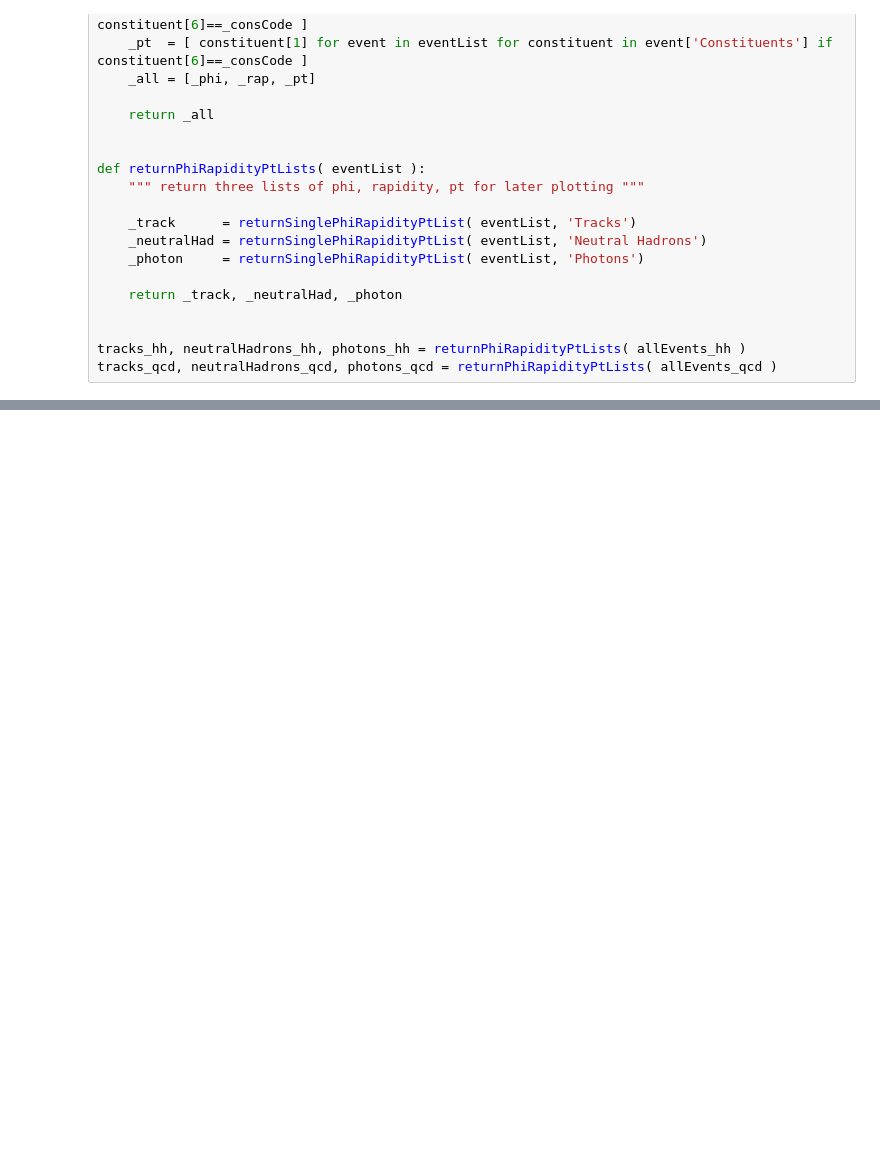
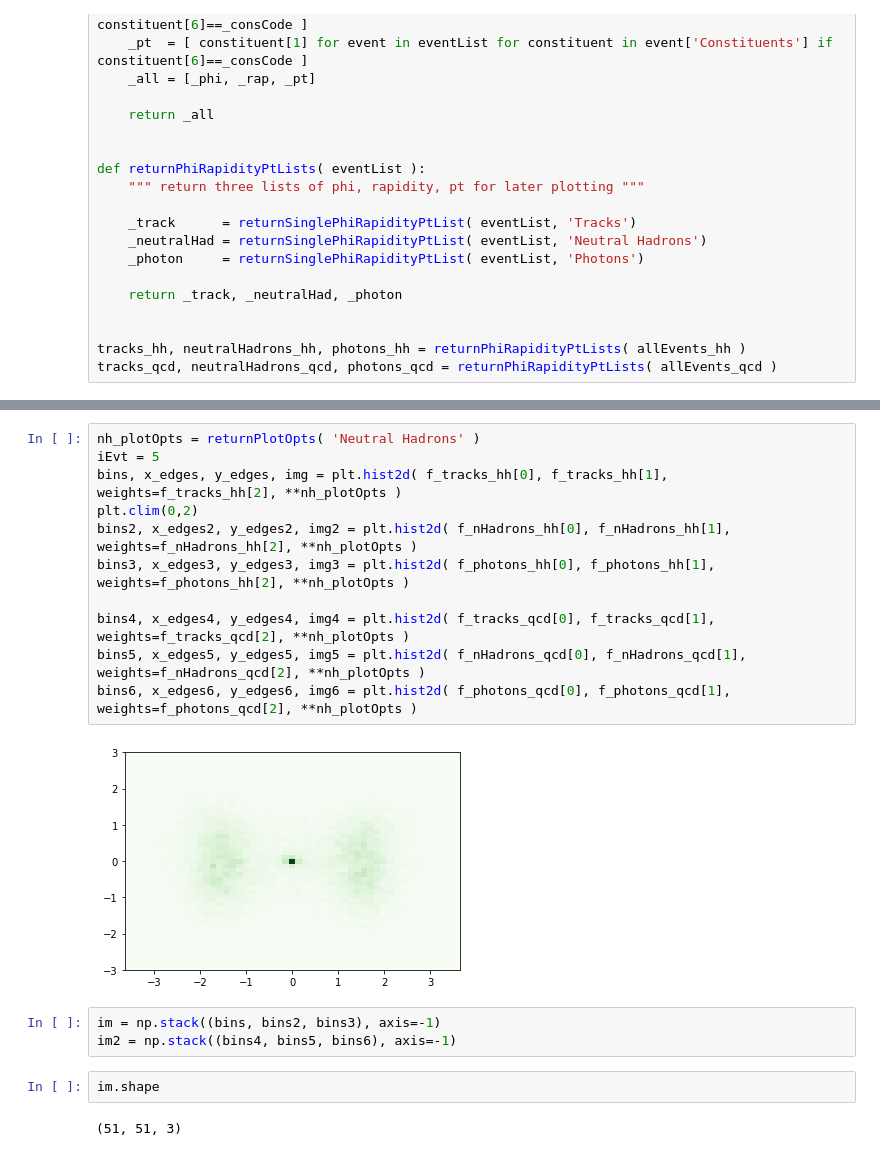
Before and after one commit to neu-physics/dihiggsMLProject, a Jupyter notebook: convolutionalNN/exploreData.ipynb, the cells around one changed output, grey strips where cells are left out. Saved outputs shown, nothing was run; the diff lists cells and outputs as text; blank space fills up the shorter version.

```diff
--- a/convolutionalNN/exploreData.ipynb
+++ b/convolutionalNN/exploreData.ipynb
@@ -490,0 +419,20 @@ np.cosh(.76533)
+# %%
+nh_plotOpts = returnPlotOpts( 'Neutral Hadrons' )
+iEvt = 5
+bins, x_edges, y_edges, img = plt.hist2d( f_tracks_hh[0], f_tracks_hh[1], weights=f_tracks_hh[2], **nh_plotOpts )
+plt.clim(0,2)
+bins2, x_edges2, y_edges2, img2 = plt.hist2d( f_nHadrons_hh[0], f_nHadrons_hh[1], weights=f_nHadrons_hh[2], **nh_plotOpts )
+bins3, x_edges3, y_edges3, img3 = plt.hist2d( f_photons_hh[0], f_photons_hh[1], weights=f_photons_hh[2], **nh_plotOpts )
+
+bins4, x_edges4, y_edges4, img4 = plt.hist2d( f_tracks_qcd[0], f_tracks_qcd[1], weights=f_tracks_qcd[2], **nh_plotOpts )
+bins5, x_edges5, y_edges5, img5 = plt.hist2d( f_nHadrons_qcd[0], f_nHadrons_qcd[1], weights=f_nHadrons_qcd[2], **nh_plotOpts )
+bins6, x_edges6, y_edges6, img6 = plt.hist2d( f_photons_qcd[0], f_photons_qcd[1], weights=f_photons_qcd[2], **nh_plotOpts )
+# %% [output]
+[figure, added]
+# %%
+im = np.stack((bins, bins2, bins3), axis=-1)
+im2 = np.stack((bins4, bins5, bins6), axis=-1)
+# %%
+im.shape
+# %% [output]
+(51, 51, 3)
```
Also changed, not shown: parts of 23 cells of this notebook.
